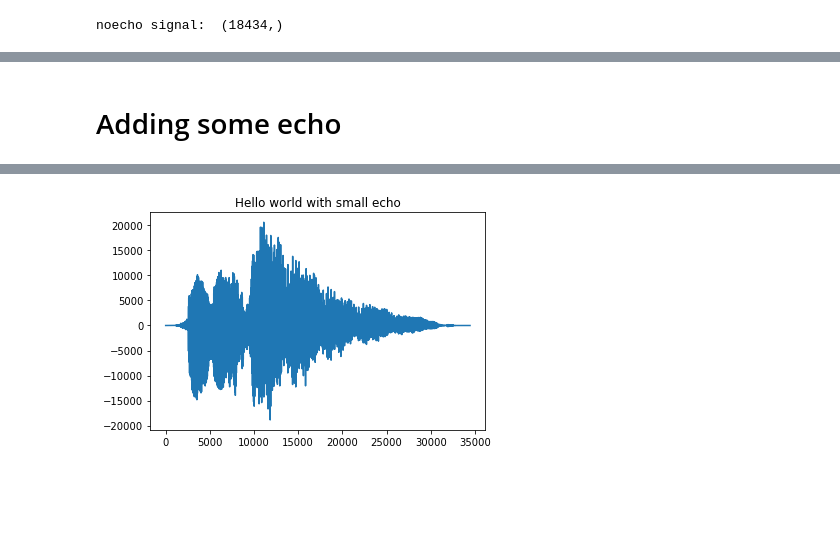
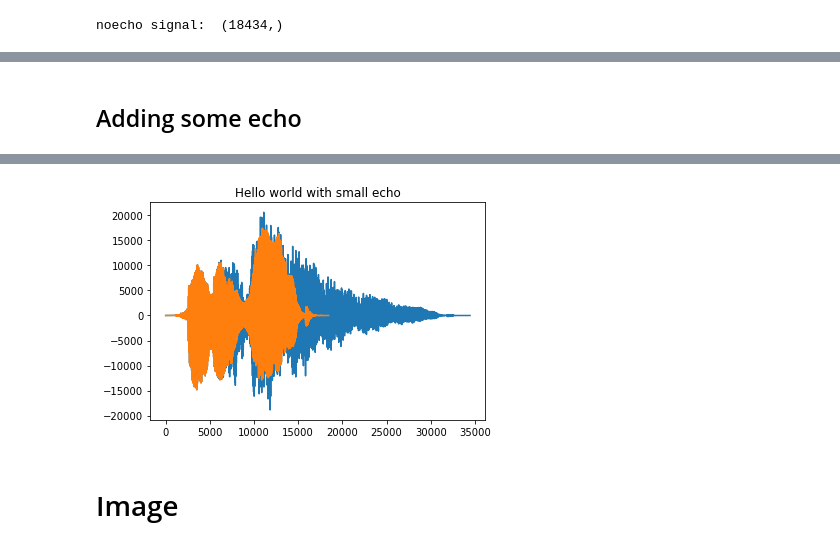
Before and after one commit to alejandrox1/MachineLearning, a Jupyter notebook: deep_learning/CNN/convolutions.ipynb, the cells around one changed output, grey strips where cells are left out. Saved outputs shown, nothing was run; the diff lists cells and outputs as text; code cells hidden in the pictures; blank space fills up the shorter version.

```diff
--- a/deep_learning/CNN/convolutions.ipynb
+++ b/deep_learning/CNN/convolutions.ipynb
@@ -47,9 +61,10 @@ Audio('noecho.wav')
 # %% [output]
 [interactive output not drawn]
 # %% [markdown]
-# Adding some echo
+## Adding some echo
 # %%
-filt = np.zeros(16000)
+filt = np.zeros(16000) # 16,000 samples long is one second
+# 'repeat' sample ever quarter of a second
 filt[0] = 1
 filt[4000] = 0.6
 filt[8000] = 0.3
@@ -57,7 +72,6 @@ filt[12000] = 0.2
 filt[15999] = 0.1
 out = np.convolve(signal, filt).astype(np.int16)
 
-out = out.astype(np.int16)
 write('out.wav', 16000, out)
 # %%
 Audio('out.wav')
@@ -65,7 +79,10 @@ Audio('out.wav')
 [interactive output not drawn]
 # %%
 plt.plot(out)
+plt.plot(signal)
 plt.title("Hello world with small echo")
 plt.show()
 # %% [output]
-[figure, old version]
+[figure, new version]
+# %% [markdown]
+# Image
```
Also changed, not shown: parts of 21 cells of this notebook, 1 other file.
